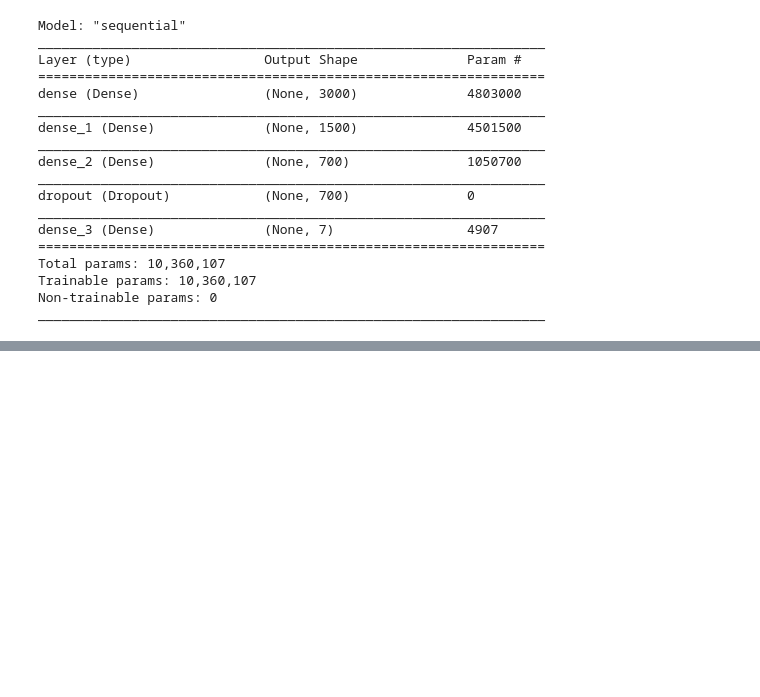
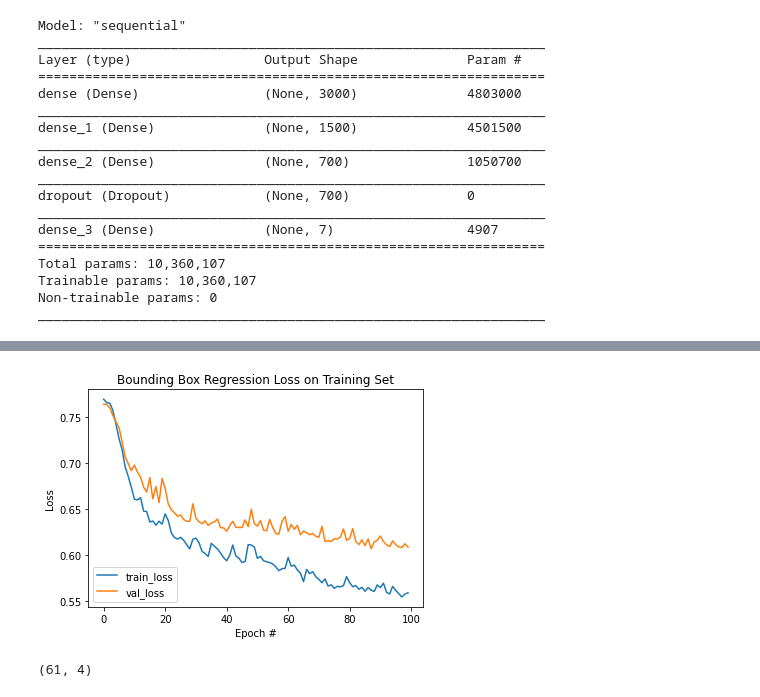
Before and after one commit to AnosovAndrey/Task, a Jupyter notebook: Untitled2.ipynb, the cells around one changed output, grey strips where cells are left out. Saved outputs shown, nothing was run; the diff lists cells and outputs as text; code cells hidden in the pictures; blank space fills up the shorter version.

```diff
--- a/Untitled2.ipynb
+++ b/Untitled2.ipynb
@@ -337,0 +341,12 @@ weight predicted:  2.484719
+# %%
+N = 100
+plt.figure()
+plt.plot(np.arange(0, N), H.history["loss"], label="train_loss")
+plt.plot(np.arange(0, N), H.history["val_loss"], label="val_loss")
+plt.title("Bounding Box Regression Loss on Training Set")
+plt.xlabel("Epoch #")
+plt.ylabel("Loss")
+plt.legend(loc="lower left")
+plt.show()
+# %% [output]
+[figure, added]
@@ -337,0 +387,4 @@ weight predicted:  2.484719
+# %%
+print(y_test23.shape)
+# %% [output]
+(61, 4)
```
Also changed, not shown: parts of 17 cells of this notebook.
